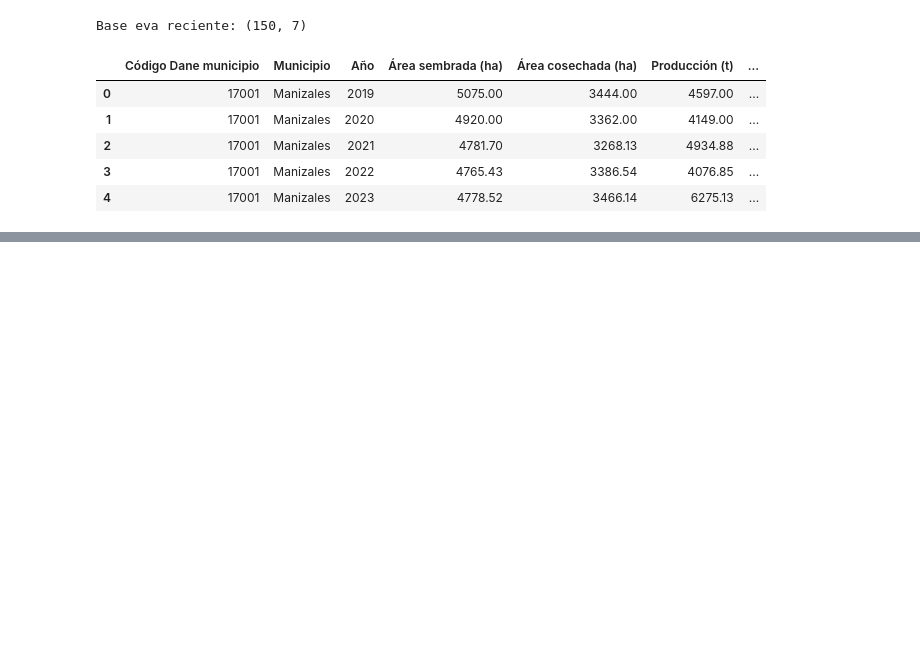
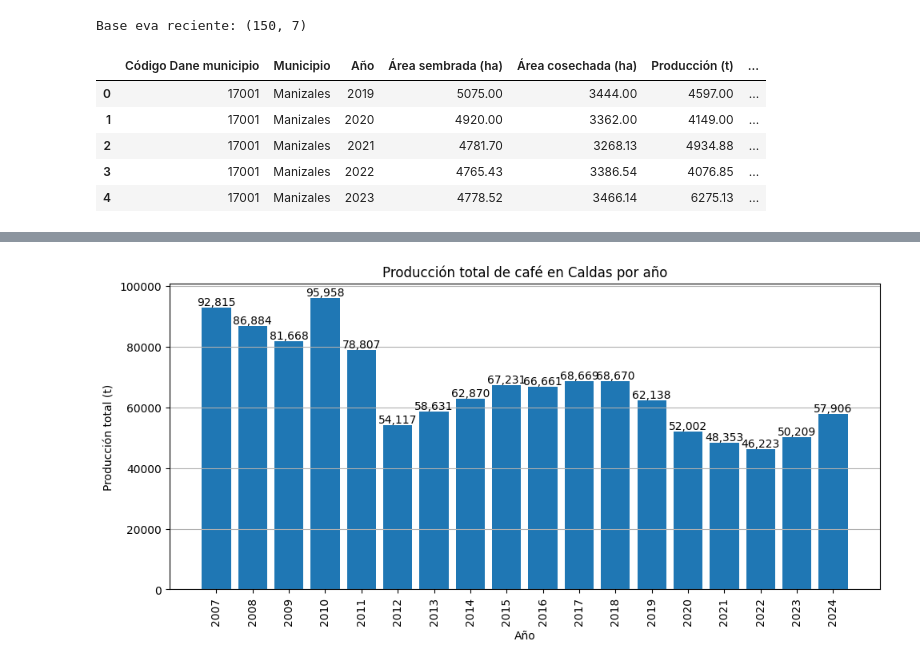
Before and after one commit to danieloliv44/proyecto_aplicado_en_analitica_de_datos, a Jupyter notebook: notebooks/preprocesamiento/Prod_mes_2007-2024.ipynb, the cells around one changed output, grey strips where cells are left out. Cells and saved outputs as stored; diff of their text form; code cells hidden in the pictures; blank space fills up the shorter version.

```diff
--- a/notebooks/preprocesamiento/Prod_mes_2007-2024.ipynb
+++ b/notebooks/preprocesamiento/Prod_mes_2007-2024.ipynb
@@ -215,3 +215,9 @@ Base eva reciente: (150, 7)
 | 2 | 17001 | Manizales | 2021 | 4781.70 | 3268.13 | 4934.88 | ... |
 | 3 | 17001 | Manizales | 2022 | 4765.43 | 3386.54 | 4076.85 | ... |
 | 4 | 17001 | Manizales | 2023 | 4778.52 | 3466.14 | 6275.13 | ... |
+# %%
+cafe_caldas_after["Municipio"] = (
+    cafe_caldas_after["Municipio"]
+    .str.strip()
+    .str.upper()
+)
@@ -217,0 +237,2 @@ Base eva reciente: (150, 7)
+# %%
+cafe_caldas_before["Año"] = pd.to_numeric(cafe_caldas_before["Año"], errors="coerce").astype(int)
@@ -217,0 +245,10 @@ Base eva reciente: (150, 7)
+# %%
+cafe_caldas = pd.concat(
+    [cafe_caldas_before, cafe_caldas_after],
+    ignore_index=True
+)
+# %%
+# Concatenación de bases y ordenamiento
+cafe_caldas = cafe_caldas.sort_values(
+    ["Código Dane municipio", "Año"]
+).reset_index(drop=True)
@@ -217,0 +272,29 @@ Base eva reciente: (150, 7)
+# %%
+# Producción total departamental al año
+produccion_caldas = cafe_caldas.groupby(['Año'])['Producción (t)'].sum().reset_index()
+
+plt.figure(figsize=(10, 5))
+
+bars = plt.bar(produccion_caldas['Año'], produccion_caldas['Producción (t)'])
+
+# Etiquetas sobre cada barra
+for bar in bars:
+    height = bar.get_height()
+    plt.text(
+        bar.get_x() + bar.get_width() / 2,
+        height,
+        f'{height:,.0f}',
+        ha='center',
+        va='bottom'
+    )
+
+plt.xticks(produccion_caldas['Año'], rotation=90)
+plt.xlabel('Año')
+plt.ylabel('Producción total (t)')
+plt.title('Producción total de café en Caldas por año')
+plt.grid(axis='y')
+plt.tight_layout()
+
+plt.show()
+# %% [output]
+[figure, added]
```
Also changed, not shown: parts of 6 cells of this notebook.
